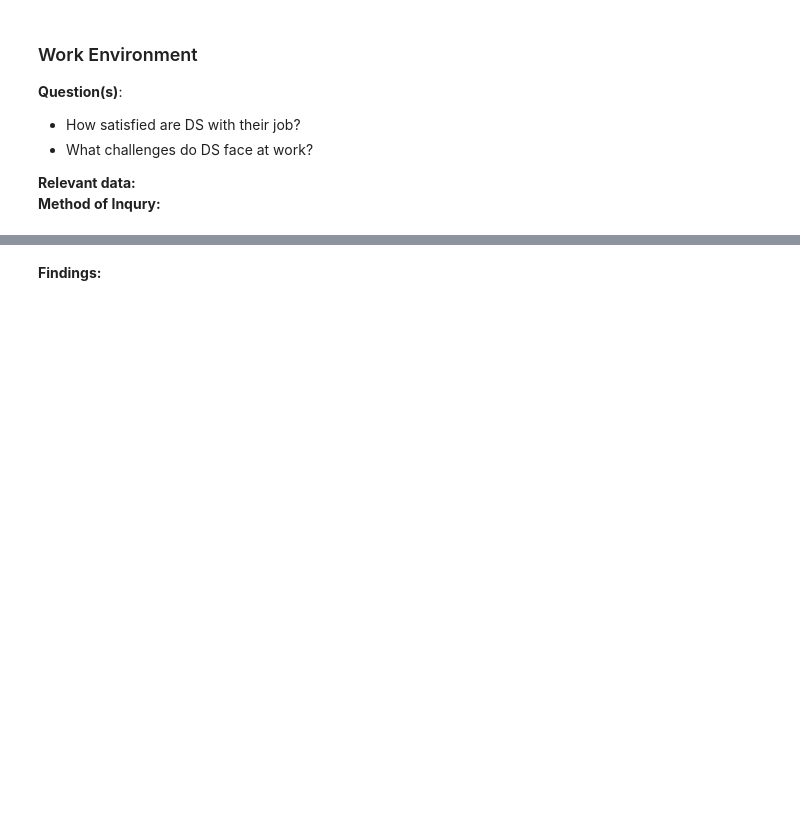
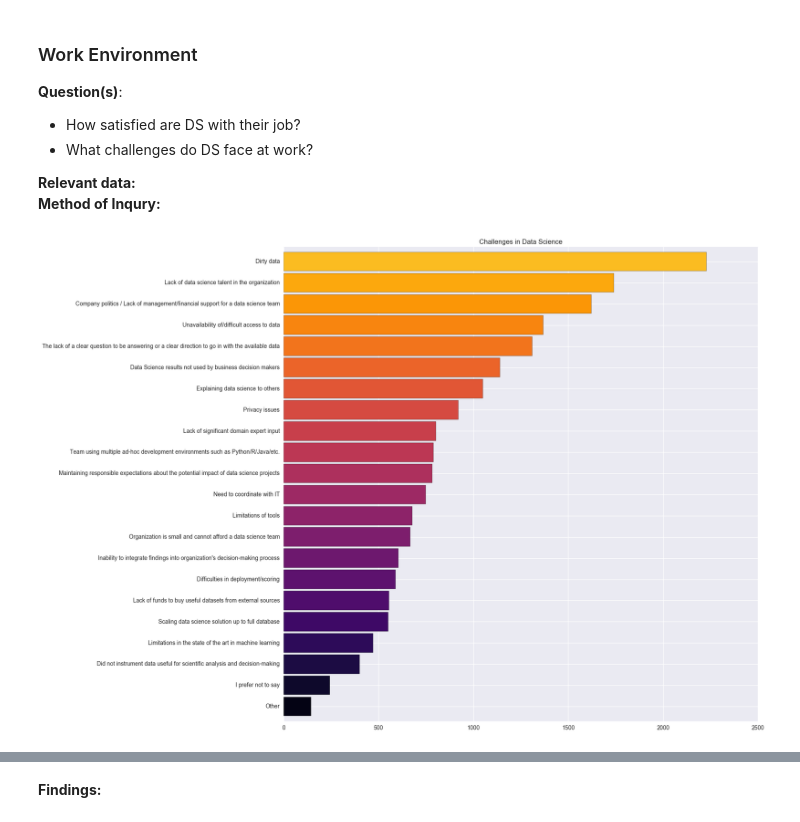
Before and after one commit to slavgl/kaggle-work, a Jupyter notebook: ML-and-Data-Science-Survey/ml-ds-survey-exploratory-analysis.ipynb, the cells around one changed output, grey strips where cells are left out. Cells and saved outputs as stored; diff of their text form; code cells hidden in the pictures; blank space fills up the shorter version.

```diff
--- a/ML-and-Data-Science-Survey/ml-ds-survey-exploratory-analysis.ipynb
+++ b/ML-and-Data-Science-Survey/ml-ds-survey-exploratory-analysis.ipynb
@@ -177,8 +183,8 @@ length=len(time_spent)
 for i,j in itertools.zip_longest(time_spent,range(length)):
     plt.subplot((length/2),2,j+1)
     plt.subplots_adjust(wspace=0.2,hspace=0.5)
-    scientist[i].hist(bins=10,edgecolor='black')
-    plt.axvline(scientist[i].mean(),linestyle='dashed',color='r')
+    dsresp[i].hist(bins=10,edgecolor='black')
+    plt.axvline(dsresp[i].mean(),linestyle='dashed',color='r')
     plt.title(i,size=20)
     plt.xlabel('% Time')
 plt.show()
@@ -220,12 +227,14 @@ plt.show()
 # %%
 # What challenges do DS face at work?
 plt.subplots(figsize=(15,15))
-challenge=response['WorkChallengesSelect'].str.split(',')
+challenge=dsresp['WorkChallengesSelect'].str.split(',')
 challenges=[]
 for i in challenge.dropna():
     challenges.extend(i)
 pd.Series(challenges).value_counts().sort_values(ascending=True).plot.barh(width=0.9,color=sns.color_palette('inferno',25))
 plt.title('Challenges in Data Science')
 plt.show()
+# %% [output]
+[figure, added]
 # %%
 # How satisfied are DS with their job?
```
Also changed, not shown: parts of 7 cells of this notebook.
